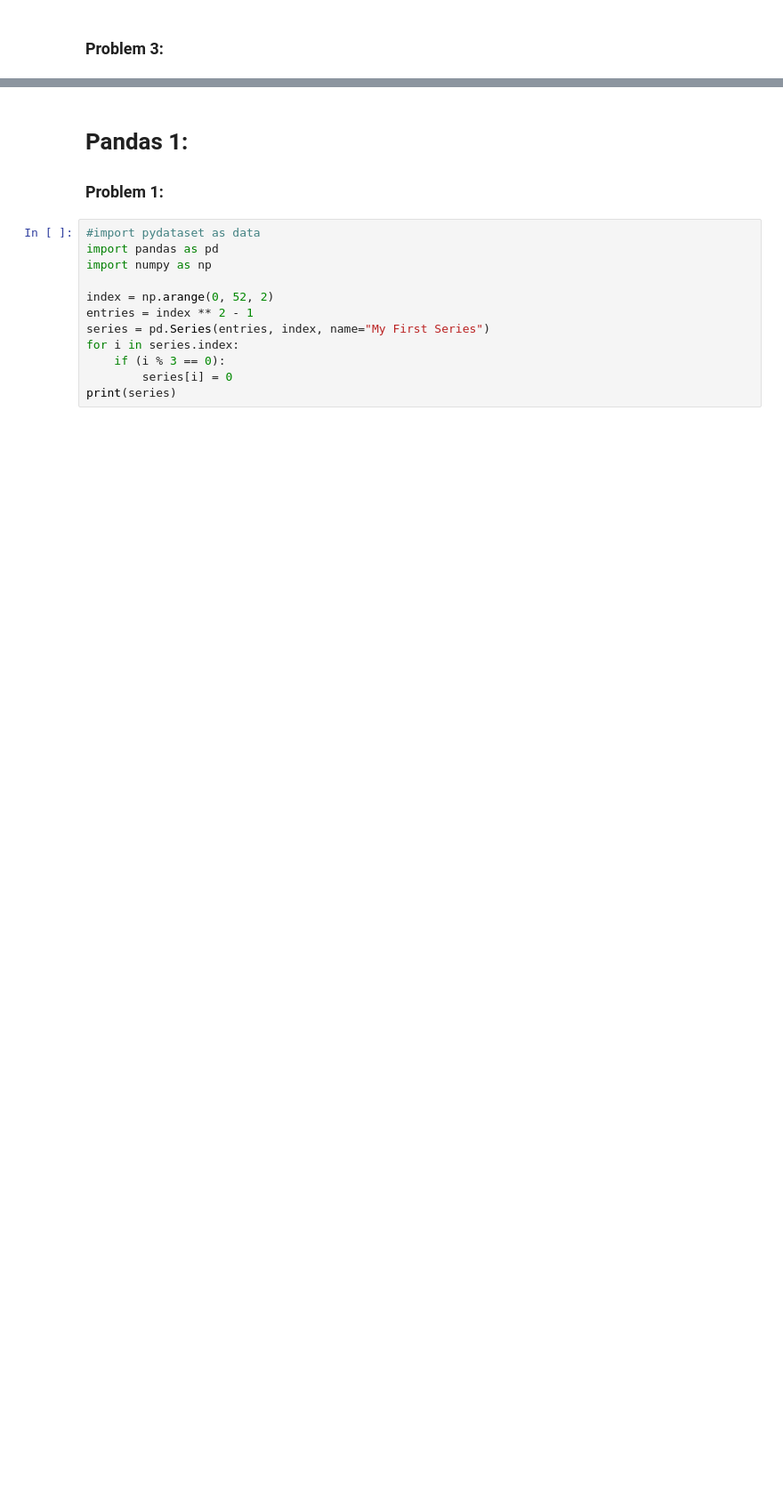
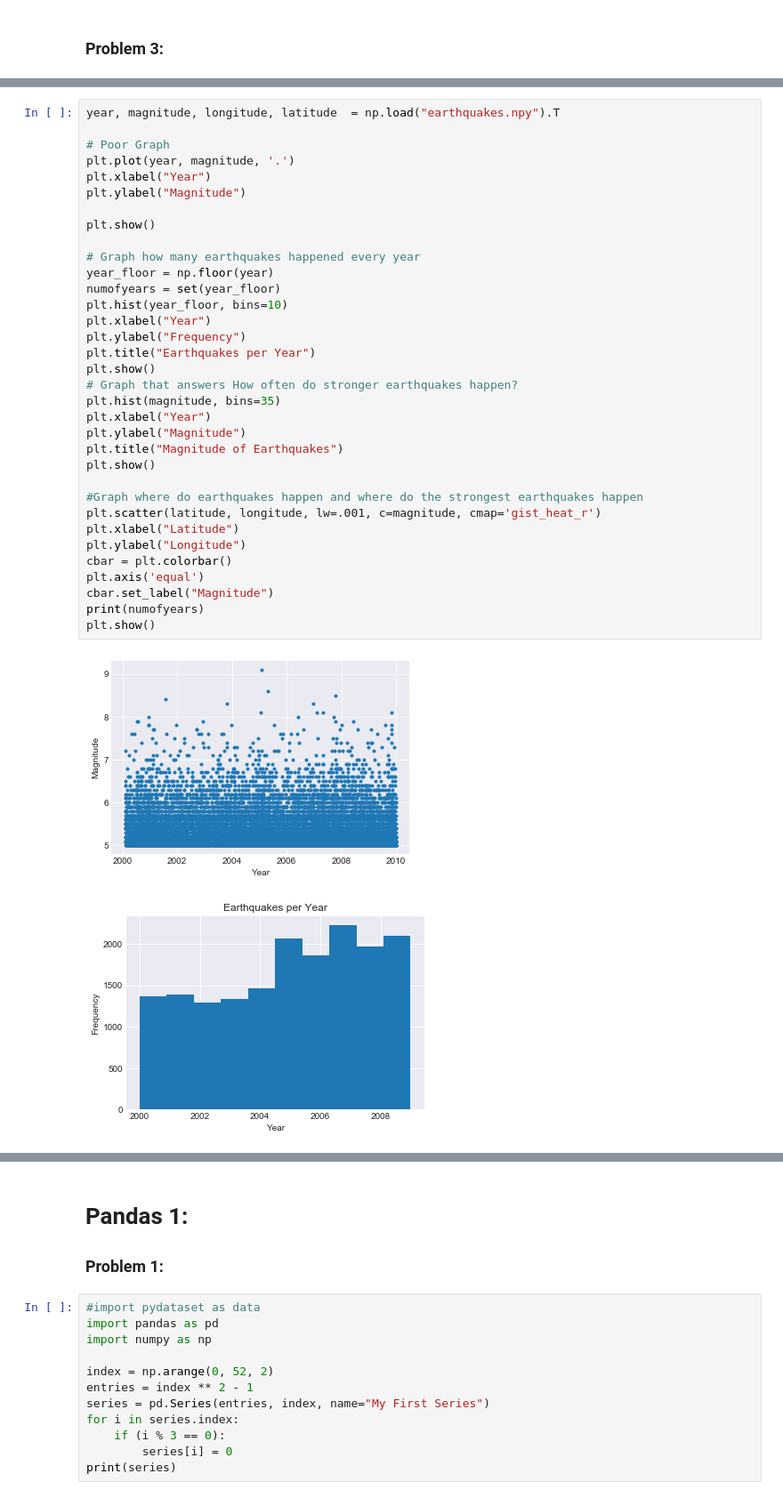
Before and after one commit to Cacheell/BootCamp2018, a Jupyter notebook: ProbSets/Comp/ProbSet2/Problem Set Questions.ipynb, the cells around one changed output, grey strips where cells are left out. Shown: that part at 89% size. Saved outputs shown, nothing was run; the diff lists cells and outputs as text; blank space fills up the shorter version.

```diff
--- a/ProbSets/Comp/ProbSet2/Problem Set Questions.ipynb
+++ b/ProbSets/Comp/ProbSet2/Problem Set Questions.ipynb
@@ -288,0 +296,37 @@ TypeError: 'AxesSubplot' object does not support indexing
+# %%
+year, magnitude, longitude, latitude  = np.load("earthquakes.npy").T
+
+# Poor Graph
+plt.plot(year, magnitude, '.')
+plt.xlabel("Year")
+plt.ylabel("Magnitude")
+
+plt.show()
+
+# Graph how many earthquakes happened every year
+year_floor = np.floor(year)
+numofyears = set(year_floor)
+plt.hist(year_floor, bins=10)
+plt.xlabel("Year")
+plt.ylabel("Frequency")
+plt.title("Earthquakes per Year")
+plt.show()
+# Graph that answers How often do stronger earthquakes happen?
+plt.hist(magnitude, bins=35)
+plt.xlabel("Year")
+plt.ylabel("Magnitude")
+plt.title("Magnitude of Earthquakes")
+plt.show()
+
+#Graph where do earthquakes happen and where do the strongest earthquakes happen
+plt.scatter(latitude, longitude, lw=.001, c=magnitude, cmap='gist_heat_r')
+plt.xlabel("Latitude")
+plt.ylabel("Longitude")
+cbar = plt.colorbar()
+plt.axis('equal')
+cbar.set_label("Magnitude")
+print(numofyears)
+plt.show()
+# %% [output]
+[figure, added]
+[figure, added]
```
Also changed, not shown: parts of 37 cells of this notebook, 5 other files.
